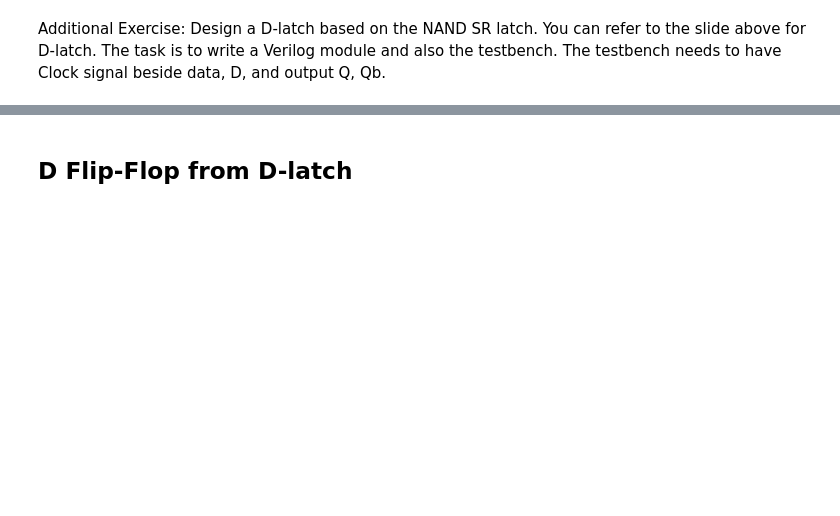
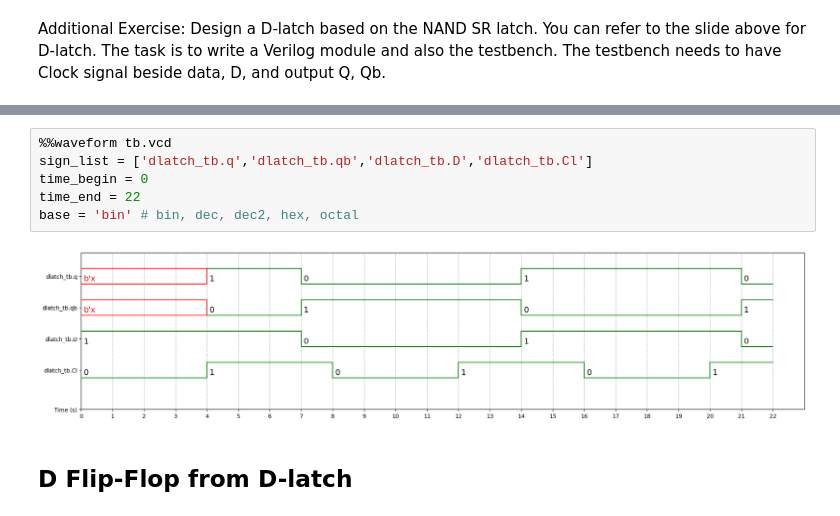
Before and after one commit to friyk/DSL-30.110, a Jupyter notebook: VerilogGit.ipynb, the cells around one changed output, grey strips where cells are left out. Cells and saved outputs as stored; diff of their text form; blank space fills up the shorter version.

```diff
--- a/VerilogGit.ipynb
+++ b/VerilogGit.ipynb
@@ -506,3 +583,11 @@ Additional Exercise: Design a D-latch based on the NAND SR latch. You can refer
+# %%
+%%waveform tb.vcd
+sign_list = ['dlatch_tb.q','dlatch_tb.qb','dlatch_tb.D','dlatch_tb.Cl']
+time_begin = 0
+time_end = 22
+base = 'bin' # bin, dec, dec2, hex, octal
+# %% [output]
+[figure, added]
 # %% [markdown]
 ## D Flip-Flop from D-latch
 # %% [markdown]
```
Also changed, not shown: parts of 9 cells of this notebook.
